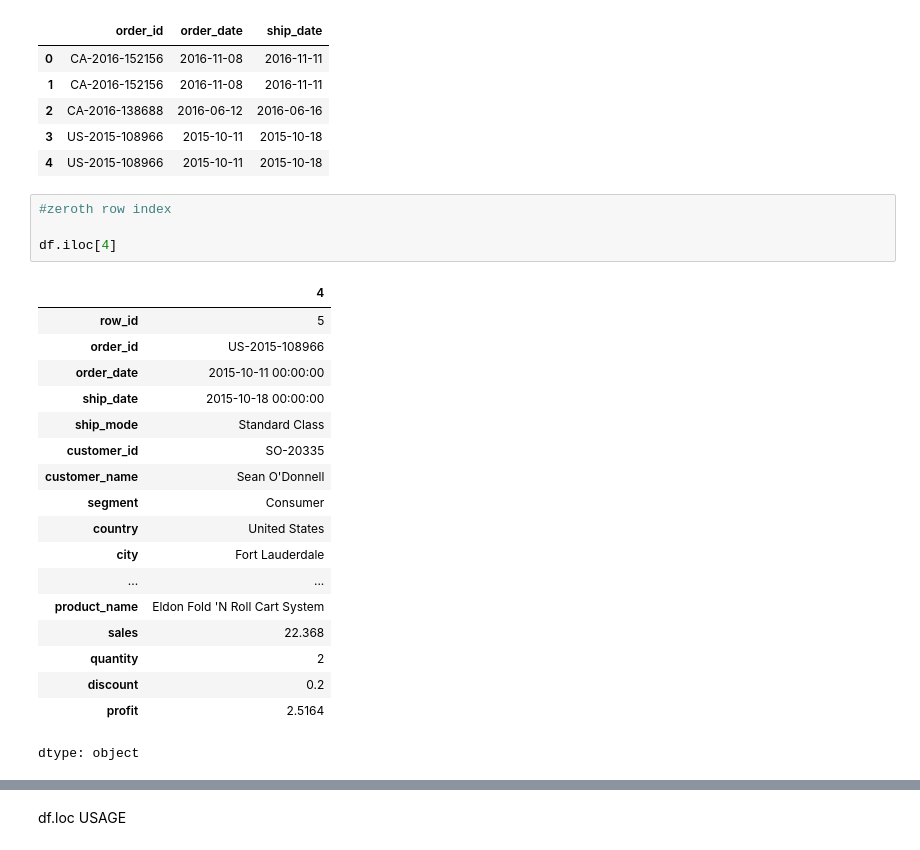
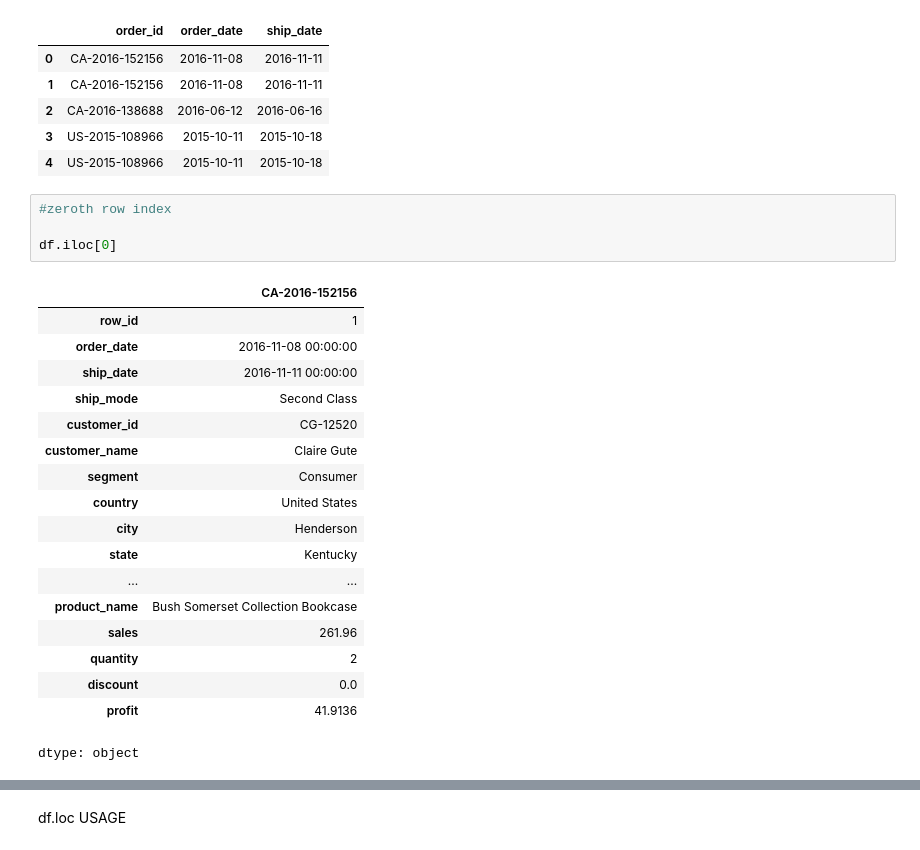
Before and after one commit to Sru-j/daily_lab_activities, a Jupyter notebook: data_load_url.ipynb, the cells around one changed output, grey strips where cells are left out. Cells and saved outputs as stored; diff of their text form.

```diff
--- a/data_load_url.ipynb
+++ b/data_load_url.ipynb
@@ -299,23 +297,23 @@ df[ ['order_id','order_date','ship_date'] ][0:5]
 # %%
 #zeroth row index
 
-df.iloc[4]
+df.iloc[0]
 # %% [output]
-|  | 4 |
-| row_id | 5 |
-| order_id | US-2015-108966 |
-| order_date | 2015-10-11 00:00:00 |
-| ship_date | 2015-10-18 00:00:00 |
-| ship_mode | Standard Class |
-| customer_id | SO-20335 |
-| customer_name | Sean O'Donnell |
+|  | CA-2016-152156 |
+| row_id | 1 |
+| order_date | 2016-11-08 00:00:00 |
+| ship_date | 2016-11-11 00:00:00 |
+| ship_mode | Second Class |
+| customer_id | CG-12520 |
+| customer_name | Claire Gute |
 | segment | Consumer |
 | country | United States |
-| city | Fort Lauderdale |
+| city | Henderson |
+| state | Kentucky |
 | ... | ... |
-| product_name | Eldon Fold 'N Roll Cart System |
-| sales | 22.368 |
+| product_name | Bush Somerset Collection Bookcase |
+| sales | 261.96 |
 | quantity | 2 |
-| discount | 0.2 |
-| profit | 2.5164 |
+| discount | 0.0 |
+| profit | 41.9136 |
 dtype: object
```
Also changed, not shown: parts of 10 cells of this notebook.
